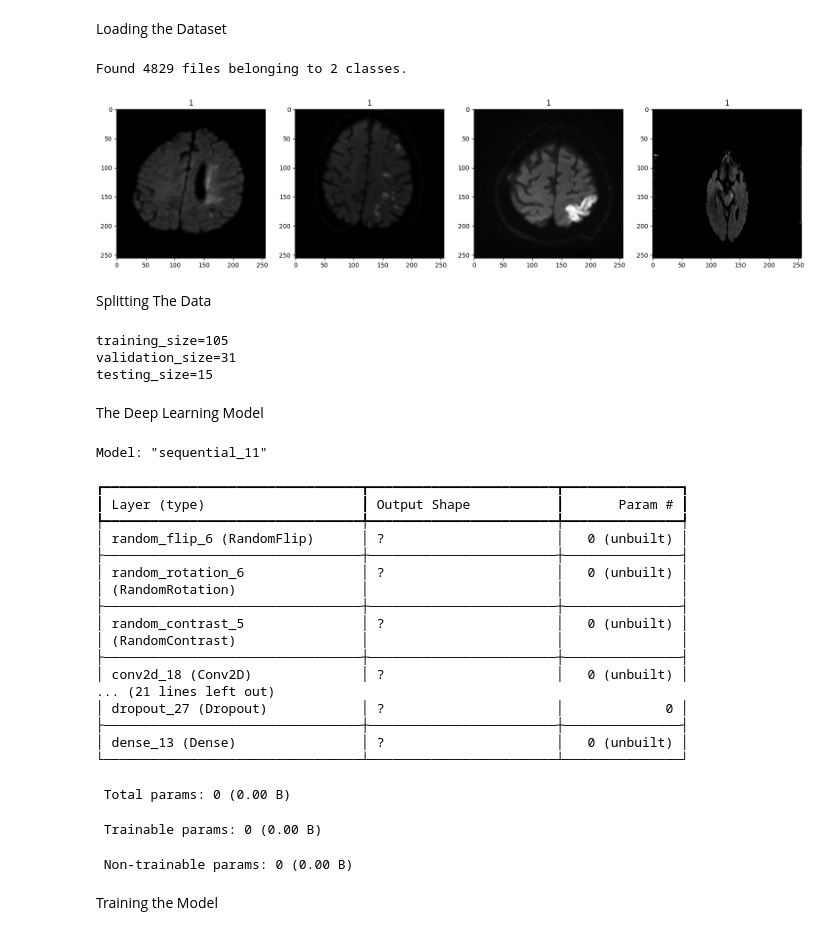
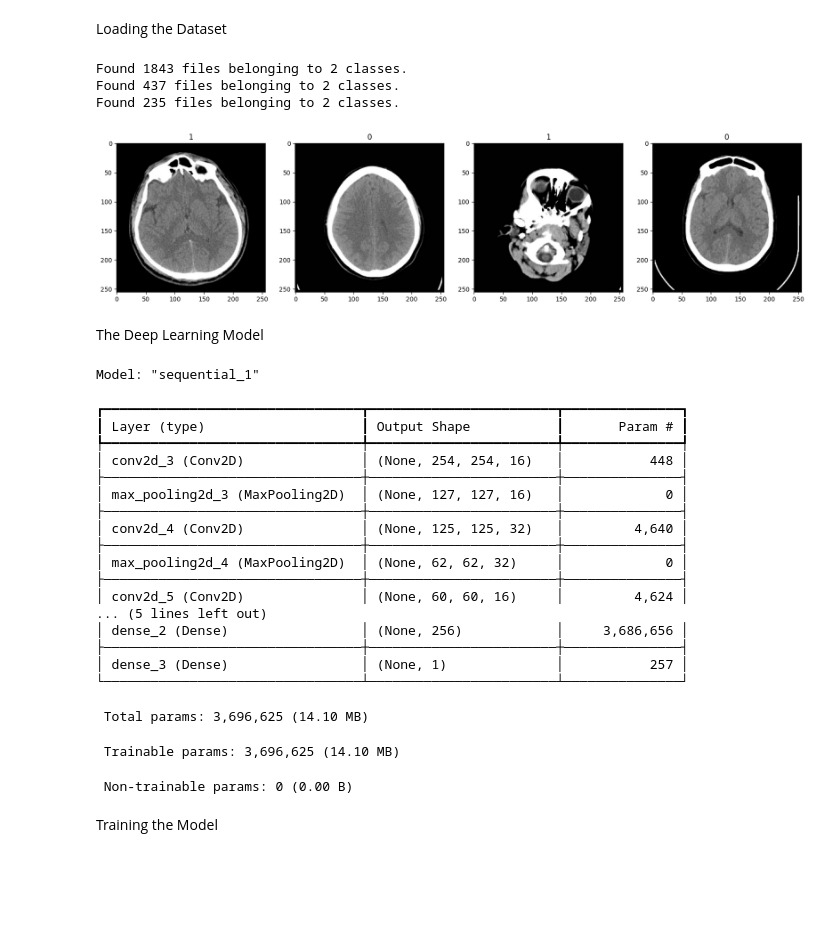
Before and after one commit to AkramOM606/DeepLearning-CNN-Brain-Stroke-Prediction, a Jupyter notebook: main.ipynb, the cells around one changed output. Saved outputs shown, nothing was run; the diff lists cells and outputs as text; code cells hidden in the pictures; blank space fills up the shorter version.

```diff
--- a/main.ipynb
+++ b/main.ipynb
@@ -30,32 +37,22 @@ Loading the Dataset
 # %%
 import numpy as np
 from matplotlib import pyplot as plt
 
-Data = tf.keras.utils.image_dataset_from_directory('Dataset').map(lambda x,y: (x/255, y))
+TrainingData = tf.keras.utils.image_dataset_from_directory('Dataset/Train').map(lambda x,y: (x/255, y))
+TestingData = tf.keras.utils.image_dataset_from_directory('Dataset/Test').map(lambda x,y: (x/255, y))
+ValidationData = tf.keras.utils.image_dataset_from_directory('Dataset/Validation').map(lambda x,y: (x/255, y))
 
-DataIterator = Data.as_numpy_iterator()
+DataIterator = TrainingData.as_numpy_iterator()
 
 Batch = DataIterator.next()
 
 Fig, ax = plt.subplots(ncols=4, figsize=(20,20))
 
 for idx, img in enumerate(Batch[0][:4]):
     ax[idx].imshow(img.astype(float))
     ax[idx].title.set_text(Batch[1][idx])
 # %% [output]
-Found 4829 files belonging to 2 classes.
+Found 1843 files belonging to 2 classes.
+Found 437 files belonging to 2 classes.
+Found 235 files belonging to 2 classes.
-[figure, old version]
+[figure, new version]
-# %% [markdown]
-Splitting The Data
-# %%
-training_size = int(len(Data)*.7)
-validation_size = int(len(Data)*.2)+1
-testing_size = int(len(Data)*.1)
-
-print(f"training_size={training_size}")
-print(f"validation_size={validation_size}")
-print(f"testing_size={testing_size}")
-# %% [output]
-training_size=105
-validation_size=31
-testing_size=15
@@ -67,58 +60,44 @@ TestingData = Data.skip(training_size+validation_size).take(testing_size)
 The Deep Learning Model
 # %%
 from tensorflow.keras.models import Sequential
-from tensorflow.keras.layers import Conv2D, MaxPooling2D, Dense, Flatten, Dropout, RandomFlip, RandomRotation, RandomContrast
-
+from tensorflow.keras.layers import Conv2D, MaxPooling2D, Dense, Flatten
 
 Model = Sequential()
 
-Model.add(RandomFlip("horizontal_and_vertical"))
-Model.add(RandomRotation(0.3))
-Model.add(RandomContrast(0.2))
-
-Model.add(Conv2D(32, (3,3), 1, activation='relu', input_shape=(256,256,3)))
+Model.add(Conv2D(16, (3,3), 1, activation='relu', input_shape=(256,256,3)))
 Model.add(MaxPooling2D())
-Model.add(Dropout(0.25))  # Added Dropout layer
-
-Model.add(Conv2D(64, (3,3), 1, activation='relu'))
-Model.add(MaxPooling2D())
-Model.add(Dropout(0.25))  # Added Dropout layer
-
 Model.add(Conv2D(32, (3,3), 1, activation='relu'))
 Model.add(MaxPooling2D())
-Model.add(Dropout(0.25))  # Added Dropout layer
-
+Model.add(Conv2D(16, (3,3), 1, activation='relu'))
+Model.add(MaxPooling2D())
 Model.add(Flatten())
 Model.add(Dense(256, activation='relu'))
-Model.add(Dropout(0.5))  # Added Dropout layer
-
 Model.add(Dense(1, activation='sigmoid'))
 
-# Added learning rate to the Adam optimizer
-Model.compile(optimizer=tf.keras.optimizers.Adam(learning_rate=0.001), loss=tf.losses.BinaryCrossentropy(), metrics=['accuracy'])
+Model.compile('adam', loss=tf.losses.BinaryCrossentropy(), metrics=['accuracy'])
 
 Model.summary()
 # %% [output]
-Model: "sequential_11"
+Model: "sequential_1"
 ┏━━━━━━━━━━━━━━━━━━━━━━━━━━━━━━━━━┳━━━━━━━━━━━━━━━━━━━━━━━━┳━━━━━━━━━━━━━━━┓
 ┃ Layer (type)                    ┃ Output Shape           ┃       Param # ┃
 ┡━━━━━━━━━━━━━━━━━━━━━━━━━━━━━━━━━╇━━━━━━━━━━━━━━━━━━━━━━━━╇━━━━━━━━━━━━━━━┩
-│ random_flip_6 (RandomFlip)      │ ?                      │   0 (unbuilt) │
+│ conv2d_3 (Conv2D)               │ (None, 254, 254, 16)   │           448 │
 ├─────────────────────────────────┼────────────────────────┼───────────────┤
-│ random_rotation_6               │ ?                      │   0 (unbuilt) │
-│ (RandomRotation)                │                        │               │
+│ max_pooling2d_3 (MaxPooling2D)  │ (None, 127, 127, 16)   │             0 │
 ├─────────────────────────────────┼────────────────────────┼───────────────┤
-│ random_contrast_5               │ ?                      │   0 (unbuilt) │
-│ (RandomContrast)                │                        │               │
+│ conv2d_4 (Conv2D)               │ (None, 125, 125, 32)   │         4,640 │
 ├─────────────────────────────────┼────────────────────────┼───────────────┤
-│ conv2d_18 (Conv2D)              │ ?                      │   0 (unbuilt) │
-... (21 lines left out)
-│ dropout_27 (Dropout)            │ ?                      │             0 │
+│ max_pooling2d_4 (MaxPooling2D)  │ (None, 62, 62, 32)     │             0 │
 ├─────────────────────────────────┼────────────────────────┼───────────────┤
-│ dense_13 (Dense)                │ ?                      │   0 (unbuilt) │
+│ conv2d_5 (Conv2D)               │ (None, 60, 60, 16)     │         4,624 │
+... (5 lines left out)
+│ dense_2 (Dense)                 │ (None, 256)            │     3,686,656 │
+├─────────────────────────────────┼────────────────────────┼───────────────┤
+│ dense_3 (Dense)                 │ (None, 1)              │           257 │
 └─────────────────────────────────┴────────────────────────┴───────────────┘
- Total params: 0 (0.00 B)
+ Total params: 3,696,625 (14.10 MB)
- Trainable params: 0 (0.00 B)
+ Trainable params: 3,696,625 (14.10 MB)
  Non-trainable params: 0 (0.00 B)
 # %% [markdown]
 Training the Model
```
Also changed, not shown: parts of 12 cells of this notebook, 1 other file.
